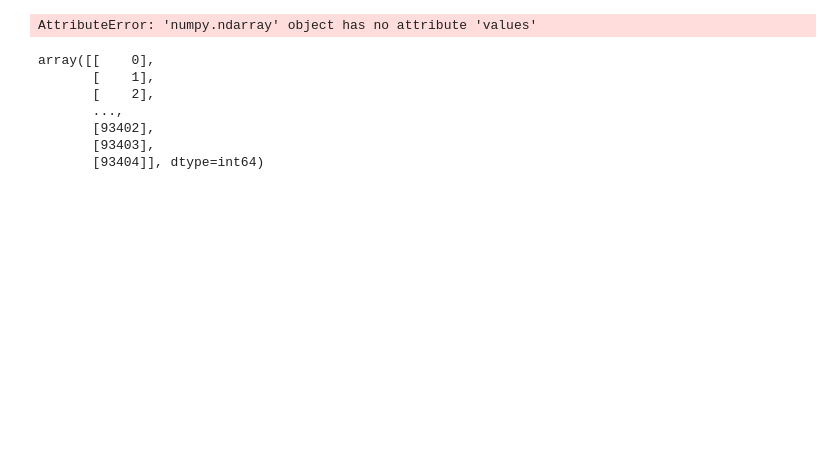
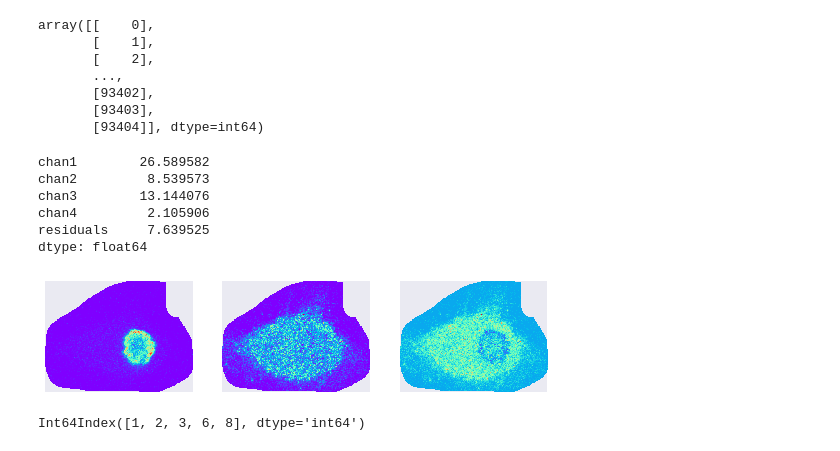
Before and after one commit to plinders/pyColocalizer, a Jupyter notebook: Residual graph.ipynb, the cells around one changed output. Drawn from its saved outputs; the diff is of its cells as text; code cells hidden in the pictures; blank space fills up the shorter version.

Commit message:
towards img of residuals

```diff
--- a/Residual graph.ipynb
+++ b/Residual graph.ipynb
@@ -13,5 +18,5 @@ from sklearn.metrics import r2_score
 # %%
-in_file = "data/test1.tif"
+in_file = "data/dapi_cd9.tif"
 # %%
 with tiff.TiffFile(in_file) as tif:
         images = tif.asarray()
@@ -62,8 +69,6 @@ residuals = df_y - predictions
 img_name = splitext(basename(in_file))[0]
-# %%
-residuals_reshaped = residuals.reshape(img_shape)
-# %% [output]
-AttributeError: 'numpy.ndarray' object has no attribute 'values'
+# %%
+df_mean['residuals'] = pd.DataFrame(residuals, index = df_mean['chan1'].dropna().index)
 # %%
 np.argwhere(np.isnan(df_mean.iloc[:, 0]))
 # %% [output]
@@ -74,3 +79,35 @@ array([[    0],
        [93402],
        [93403],
        [93404]], dtype=int64)
+# %%
+df_mean.max()
+# %% [output]
+chan1        26.589582
+chan2         8.539573
+chan3        13.144076
+chan4         2.105906
+residuals     7.639525
+dtype: float64
+# %%
+import matplotlib.gridspec as gridspec
+plt.figure(figsize=(9,9))
+G = gridspec.GridSpec(1, 3)
+
+ax1 = plt.subplot(G[0,0])
+ax1 = plt.imshow(df_mean["chan1"].values.reshape(img_shape), cmap="rainbow")
+plt.xticks(())
+plt.yticks(())
+
+ax2 = plt.subplot(G[0,1])
+ax2 = plt.imshow(df_mean["chan2"].values.reshape(img_shape), cmap="rainbow")
+plt.xticks(())
+plt.yticks(())
+
+ax3 = plt.subplot(G[0,2])
+ax3 = plt.imshow(df_mean["residuals"].values.reshape(img_shape), cmap="rainbow")
+plt.xticks(())
+plt.yticks(())
+
+plt.show()
+# %% [output]
+[figure, added]
@@ -76,0 +120,4 @@ array([[    0],
+# %%
+no_nan.index
+# %% [output]
+Int64Index([1, 2, 3, 6, 8], dtype='int64')
```
Also changed, not shown: parts of 18 cells of this notebook, 2 other files.
